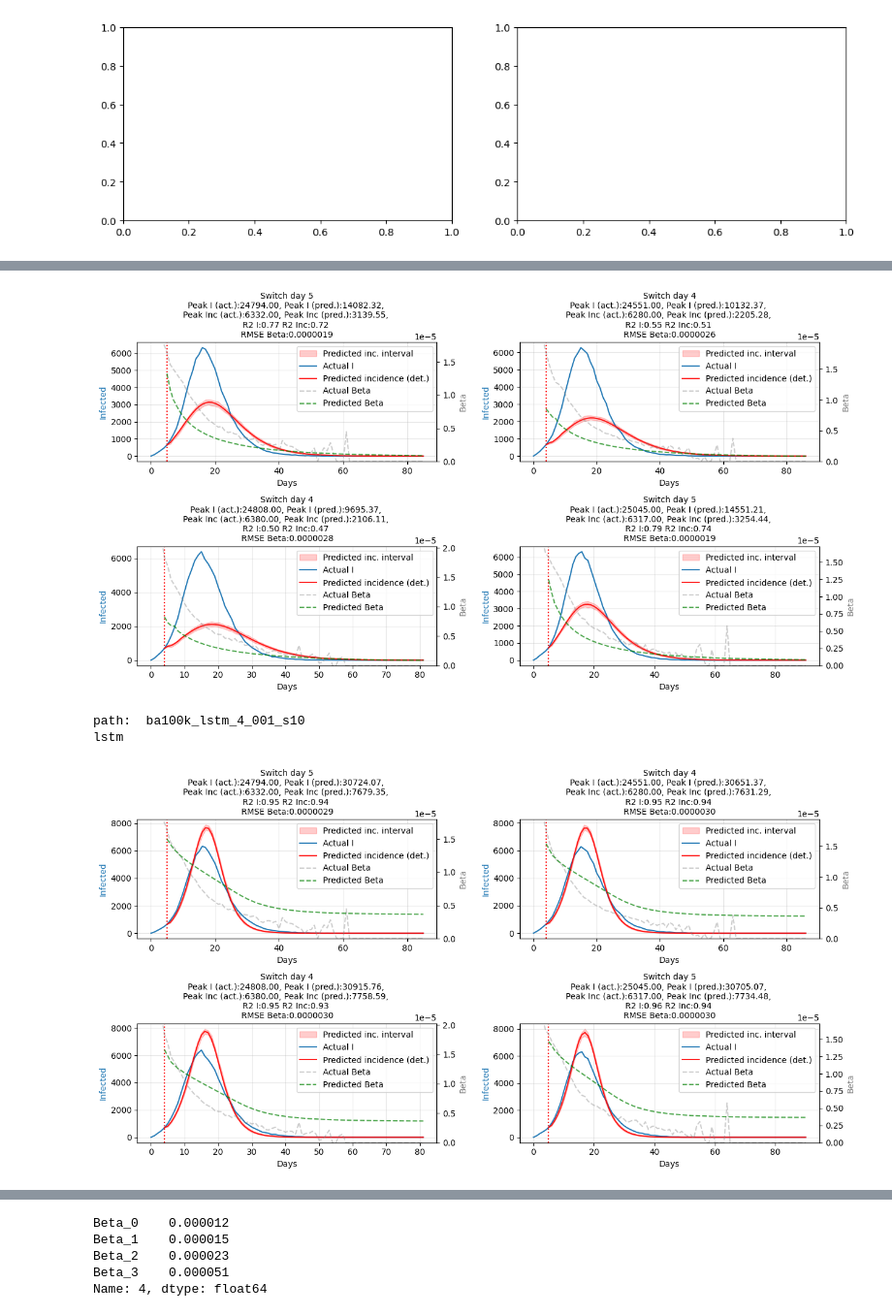
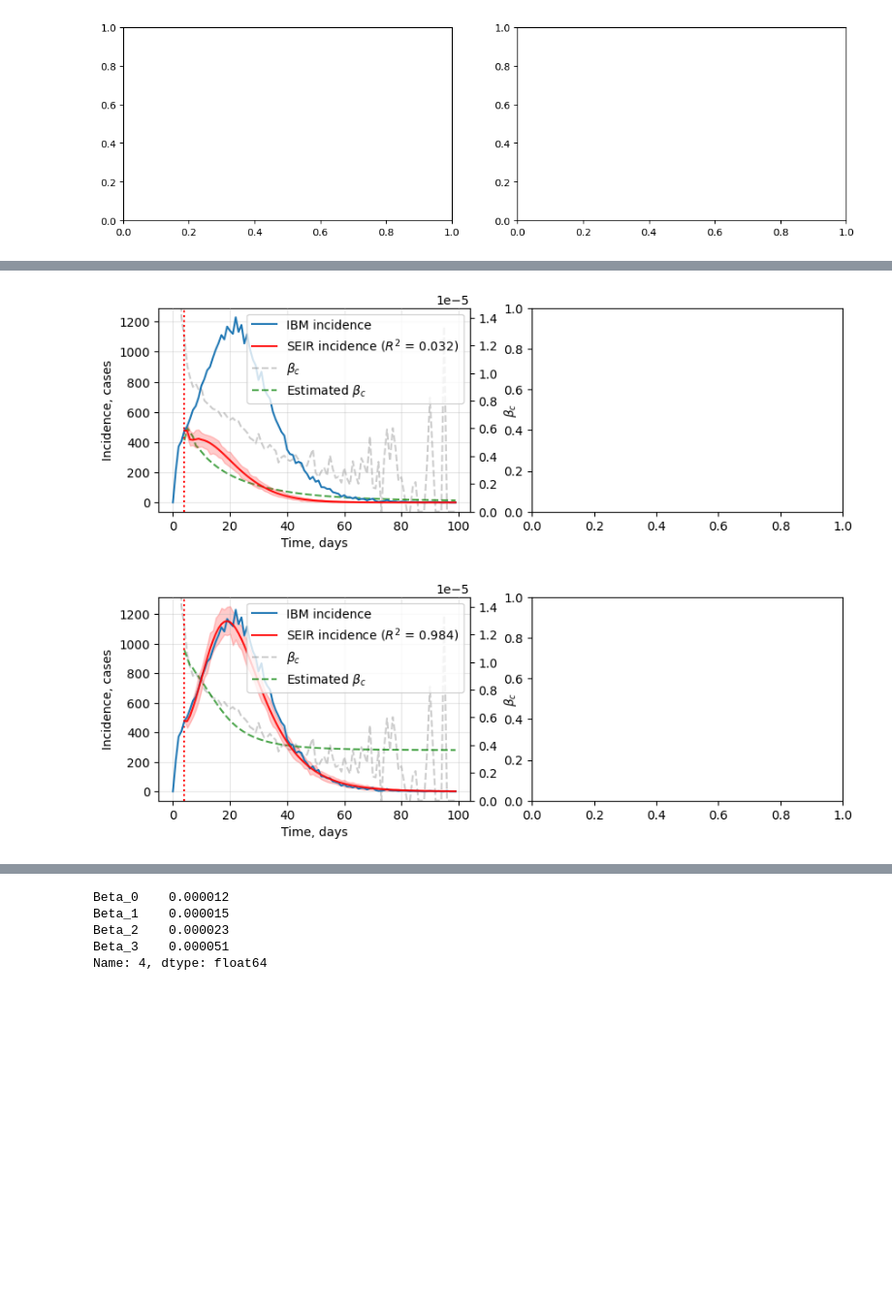
Before and after one commit to Mpkosh/network_hybrid_33, a Jupyter notebook: apply_and_see-Copy1.ipynb, the cells around one changed output, grey strips where cells are left out. Shown at 97% size. Drawn from its saved outputs; the diff is of its cells as text; code cells hidden in the pictures; blank space fills up the shorter version.

```diff
--- a/apply_and_see-Copy1.ipynb
+++ b/apply_and_see-Copy1.ipynb
@@ -78,9 +78,10 @@ def apply_methods(seed_dirs='initial_data/initial_data_ba_10000/',
                 stochastic = True
             try:
                 all_rmse_I, all_rmse_Inc, all_rmse_Beta, \
-                    all_r2, all_r2_Inc, all_peak, \
+                all_r2, all_r2_Inc, all_r2_full, all_r2_Inc_full,\
+                all_peak, \
                     execution_time, start_days = plot_hyb.main_f(I_prediction_method='seir',
-                                        stochastic=stochastic, count_stoch_line=stoch,
+                                        count_stoch_line=stoch,
                                         beta_prediction_method=beta_pred,
                                         type_start_day=type_start_day,
                                         seed_numbers=seed_numbers,
@@ -106,6 +107,8 @@ def apply_methods(seed_dirs='initial_data/initial_data_ba_10000/',
                     'rmse_Beta': all_rmse_Beta,
                     'r2': all_r2,
                     'r2_Inc': all_r2_Inc,
+                    'r2_full': all_r2_full,
+                    'r2_Inc_full': all_r2_Inc_full,
                     'time_predict': execution_time,
                     f'{type_start_day}': start_days})
 
@@ -131,4 +134,4 @@ sw0.shape, sw1.shape, sw2.shape
 # %% [output]
 ((36000, 1), (24000, 1), (12000, 1))
 # %%
-240000/7200
+sw = pd.read_csv('ba_test_files.csv').values
@@ -330,8 +332,8 @@ Wall time: 4.43 s
 # %%
 %%time
-k = 2020
+k = 2220
 apply_methods(seed_dirs="../new_ba_100000/",
-              seed_numbers=sw[k:k+4], on_incidence=True,
+              seed_numbers=sw[::10][k:k+1], on_incidence=True,
               switch_on_incidence=False,
               idx_s=3, idx_e=5, show_fig_flag=True,
              is_filename=True, sigma=0.3, gamma=0.2,
@@ -343,4 +349,2 @@ regression beta
-[figure, old version]
+[figure, new version]
-path:  ba100k_lstm_4_001_s10
-lstm
-[figure, old version]
+[figure, new version]
```
Also changed, not shown: parts of 11 cells of this notebook, 24 other files.
